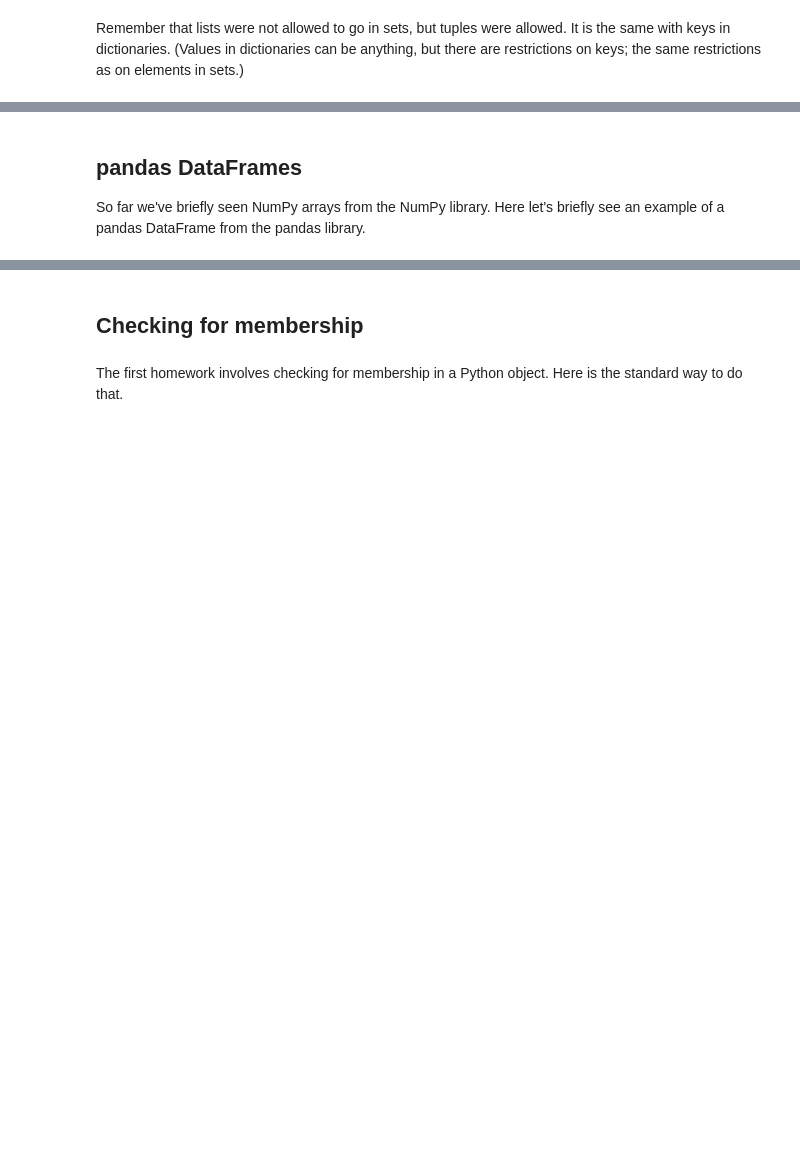
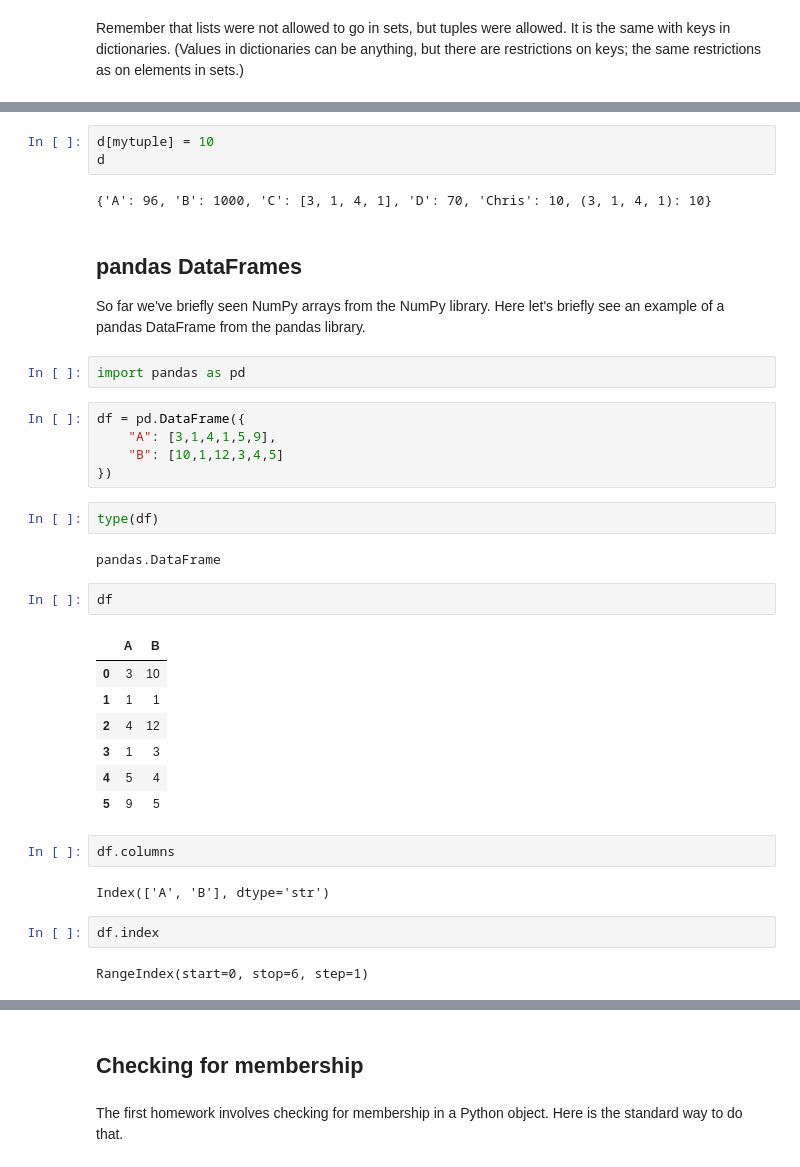
Before and after one commit to yeungme-ops/week0_p3, a Jupyter notebook: Week1-Thursday.ipynb, the cells around one changed output, grey strips where cells are left out. Cells and saved outputs as stored; diff of their text form; blank space fills up the shorter version.

```diff
--- a/Week1-Thursday.ipynb
+++ b/Week1-Thursday.ipynb
@@ -33,4 +133,38 @@ Remember that lists were not allowed to go in sets, but tuples were allowed.  It
+# %%
+d[mytuple] = 10
+d
+# %% [output]
+{'A': 96, 'B': 1000, 'C': [3, 1, 4, 1], 'D': 70, 'Chris': 10, (3, 1, 4, 1): 10}
 # %% [markdown]
 ## pandas DataFrames
 
 So far we've briefly seen NumPy arrays from the NumPy library.  Here let's briefly see an example of a pandas DataFrame from the pandas library.
+# %%
+import pandas as pd
+# %%
+df = pd.DataFrame({
+    "A": [3,1,4,1,5,9],
+    "B": [10,1,12,3,4,5]
+})
+# %%
+type(df)
+# %% [output]
+pandas.DataFrame
+# %%
+df
+# %% [output]
+|  | A | B |
+| 0 | 3 | 10 |
+| 1 | 1 | 1 |
+| 2 | 4 | 12 |
+| 3 | 1 | 3 |
+| 4 | 5 | 4 |
+| 5 | 9 | 5 |
+# %%
+df.columns
+# %% [output]
+Index(['A', 'B'], dtype='str')
+# %%
+df.index
+# %% [output]
+RangeIndex(start=0, stop=6, step=1)
```
Also changed, not shown: parts of 49 cells of this notebook.
